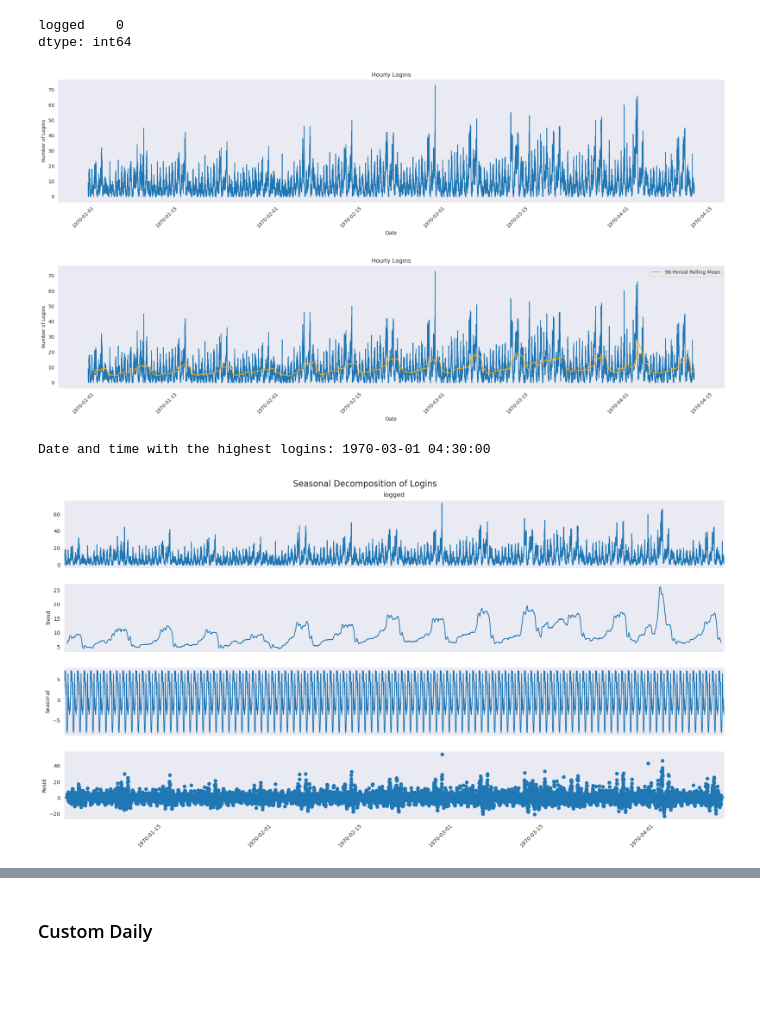
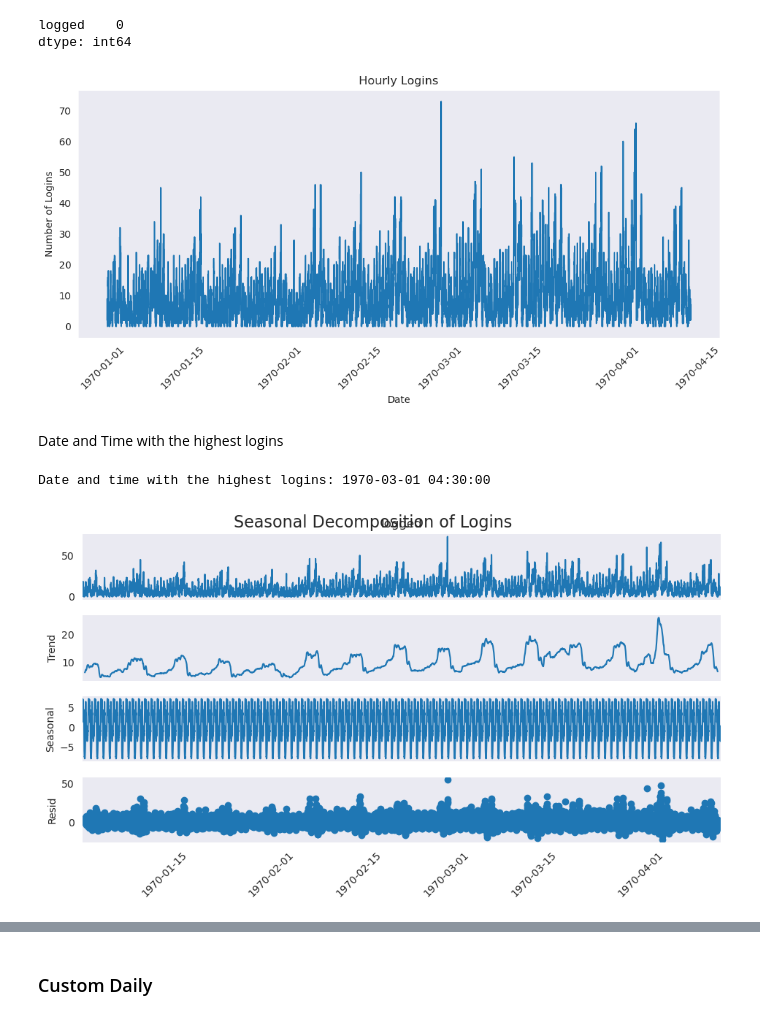
Before and after one commit to ds-edu/ds-eda-ultimate-tech, a Jupyter notebook: logins.ipynb, the cells around one changed output, grey strips where cells are left out. Drawn from its saved outputs; the diff is of its cells as text; code cells hidden in the pictures; blank space fills up the shorter version.

```diff
--- a/logins.ipynb
+++ b/logins.ipynb
@@ -103,30 +116,16 @@ dtype: int64
 # %%
 # Plot the hourly logins
 
-plt.figure(figsize=(20, 5))
+plt.figure(figsize=(10, 5))
 sns.lineplot(x=logins_quarterhourly.index, y=logins_quarterhourly['logged'])
 plt.title('Hourly Logins')
 plt.xlabel('Date')
 plt.ylabel('Number of Logins')
 plt.xticks(rotation=45)
 plt.tight_layout()
 plt.show()
 # %% [output]
-[figure, old version]
+[figure, new version]
-# %%
-# Quarter hourly logins with rolling mean
-
-trend = logins_quarterhourly.rolling(window=96).mean()
-
-plt.figure(figsize=(20, 5))
-sns.lineplot(x=logins_quarterhourly.index, y=logins_quarterhourly['logged'])
-sns.lineplot(x=trend.index, y=trend['logged'], color='orange', label='96-Period Rolling Mean')
-plt.title('Hourly Logins')
-plt.xlabel('Date')
-plt.ylabel('Number of Logins')
-plt.xticks(rotation=45)
-plt.tight_layout()
-plt.show()
-# %% [output]
-[figure, removed]
+# %% [markdown]
+Date and Time with the highest logins
 # %%
@@ -143,10 +140,10 @@ from statsmodels.tsa.seasonal import seasonal_decompose
 # use period = 96 quarter hours in a day.
 decomposition = seasonal_decompose(logins_quarterhourly['logged'], model='additive', period=96)
 fig = decomposition.plot()
-fig.set_size_inches(20, 10)
+fig.set_size_inches(10, 5)
 plt.suptitle('Seasonal Decomposition of Logins', fontsize=16)
 plt.xticks(rotation=45)
 plt.show()
 # %% [output]
-[figure, old version]
+[figure, new version]
 # %%
```
Also changed, not shown: parts of 38 cells of this notebook.
